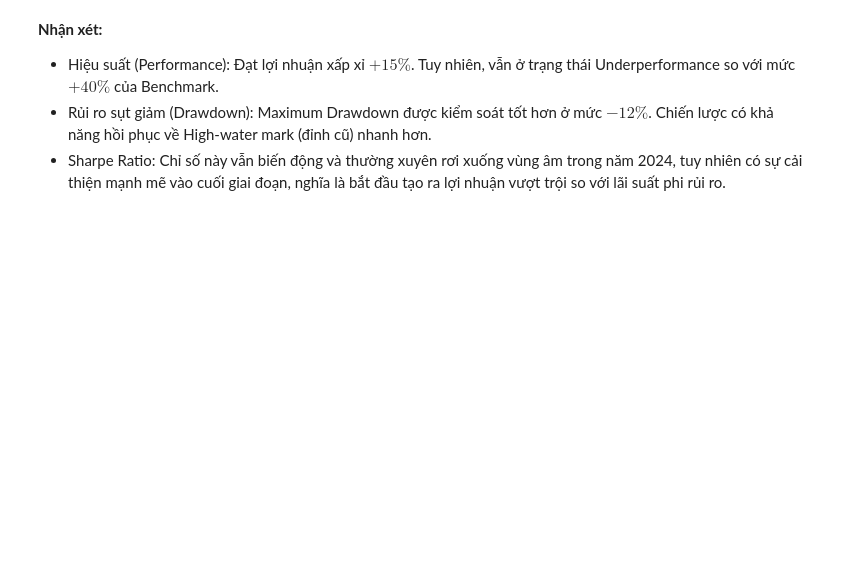
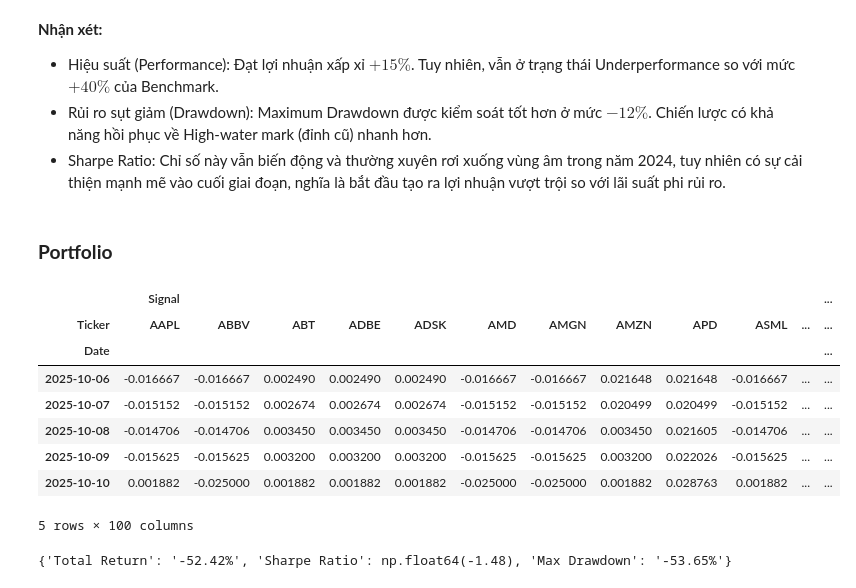
Before and after one commit to buibaongan/CF_Ngan23280071_Dung23280048, a Jupyter notebook: notebook/main.ipynb, the cells around one changed output. Drawn from its saved outputs; the diff is of its cells as text; code cells hidden in the pictures; blank space fills up the shorter version.

```diff
--- a/notebook/main.ipynb
+++ b/notebook/main.ipynb
@@ -322,3 +322,5 @@ CẢNH BÁO: Phát hiện dữ liệu đầu vào là Portfolio Value ($). Đang
 - Hiệu suất (Performance): Đạt lợi nhuận xấp xỉ $+15\%$. Tuy nhiên, vẫn ở trạng thái Underperformance so với mức $+40\%$ của Benchmark.
 - Rủi ro sụt giảm (Drawdown): Maximum Drawdown được kiểm soát tốt hơn ở mức $-12\%$. Chiến lược có khả năng hồi phục về High-water mark (đỉnh cũ) nhanh hơn.
 - Sharpe Ratio: Chỉ số này vẫn biến động và thường xuyên rơi xuống vùng âm trong năm 2024, tuy nhiên có sự cải thiện mạnh mẽ vào cuối giai đoạn, nghĩa là bắt đầu tạo ra lợi nhuận vượt trội so với lãi suất phi rủi ro.
+# %% [markdown]
+### **Portfolio**
@@ -324,0 +329,25 @@ CẢNH BÁO: Phát hiện dữ liệu đầu vào là Portfolio Value ($). Đang
+# %%
+#Build portfolio for mean reversion
+log_returns = df['Log Return']
+returns = np.exp(log_returns) - 1
+signals = mean_reversion_signals
+pf = Portfolio(
+    signals=signals,
+    returns=returns,
+    max_weight=0.1
+)
+
+pf_weights = pf.build_weights()
+pf_weights.tail()
+portfolio_returns = pf.compute_returns()
+pf_weights.tail()
+# %% [output]
+|  | Signal |  |  |  |  |  |  |  |  |  |  | ... |
+| Ticker | AAPL | ABBV | ABT | ADBE | ADSK | AMD | AMGN | AMZN | APD | ASML | ... | ... |
+| Date |  |  |  |  |  |  |  |  |  |  |  | ... |
+| 2025-10-06 | -0.016667 | -0.016667 | 0.002490 | 0.002490 | 0.002490 | -0.016667 | -0.016667 | 0.021648 | 0.021648 | -0.016667 | ... | ... |
+| 2025-10-07 | -0.015152 | -0.015152 | 0.002674 | 0.002674 | 0.002674 | -0.015152 | -0.015152 | 0.020499 | 0.020499 | -0.015152 | ... | ... |
+| 2025-10-08 | -0.014706 | -0.014706 | 0.003450 | 0.003450 | 0.003450 | -0.014706 | -0.014706 | 0.003450 | 0.021605 | -0.014706 | ... | ... |
+| 2025-10-09 | -0.015625 | -0.015625 | 0.003200 | 0.003200 | 0.003200 | -0.015625 | -0.015625 | 0.003200 | 0.022026 | -0.015625 | ... | ... |
+| 2025-10-10 | 0.001882 | -0.025000 | 0.001882 | 0.001882 | 0.001882 | -0.025000 | -0.025000 | 0.001882 | 0.028763 | 0.001882 | ... | ... |
+5 rows × 100 columns
@@ -324,0 +357,5 @@ CẢNH BÁO: Phát hiện dữ liệu đầu vào là Portfolio Value ($). Đang
+# %%
+metrics = tester.evaluate(equity, risk_free_rate=0.03)
+print(metrics)
+# %% [output]
+{'Total Return': '-52.42%', 'Sharpe Ratio': np.float64(-1.48), 'Max Drawdown': '-53.65%'}
```
Also changed, not shown: parts of 10 cells of this notebook, 1 other file.
